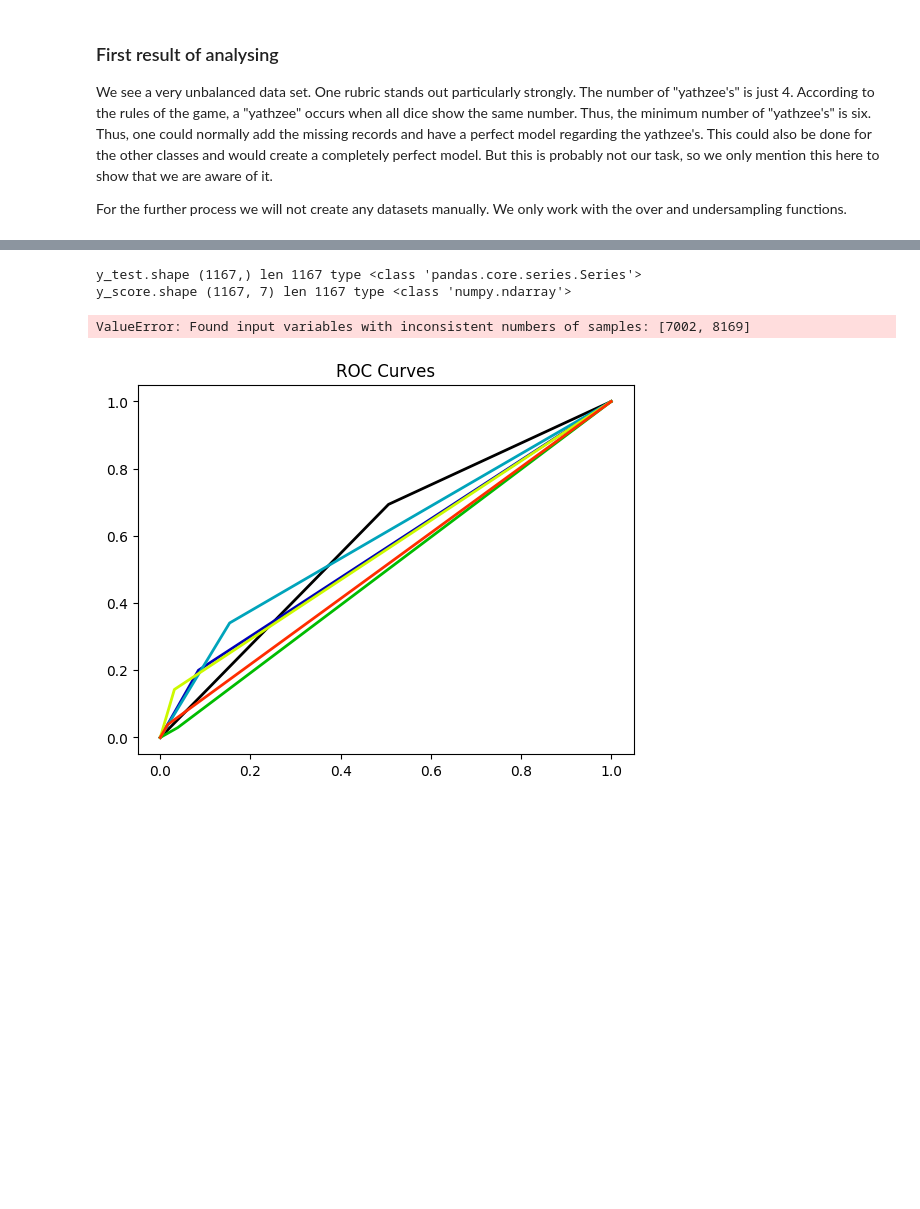
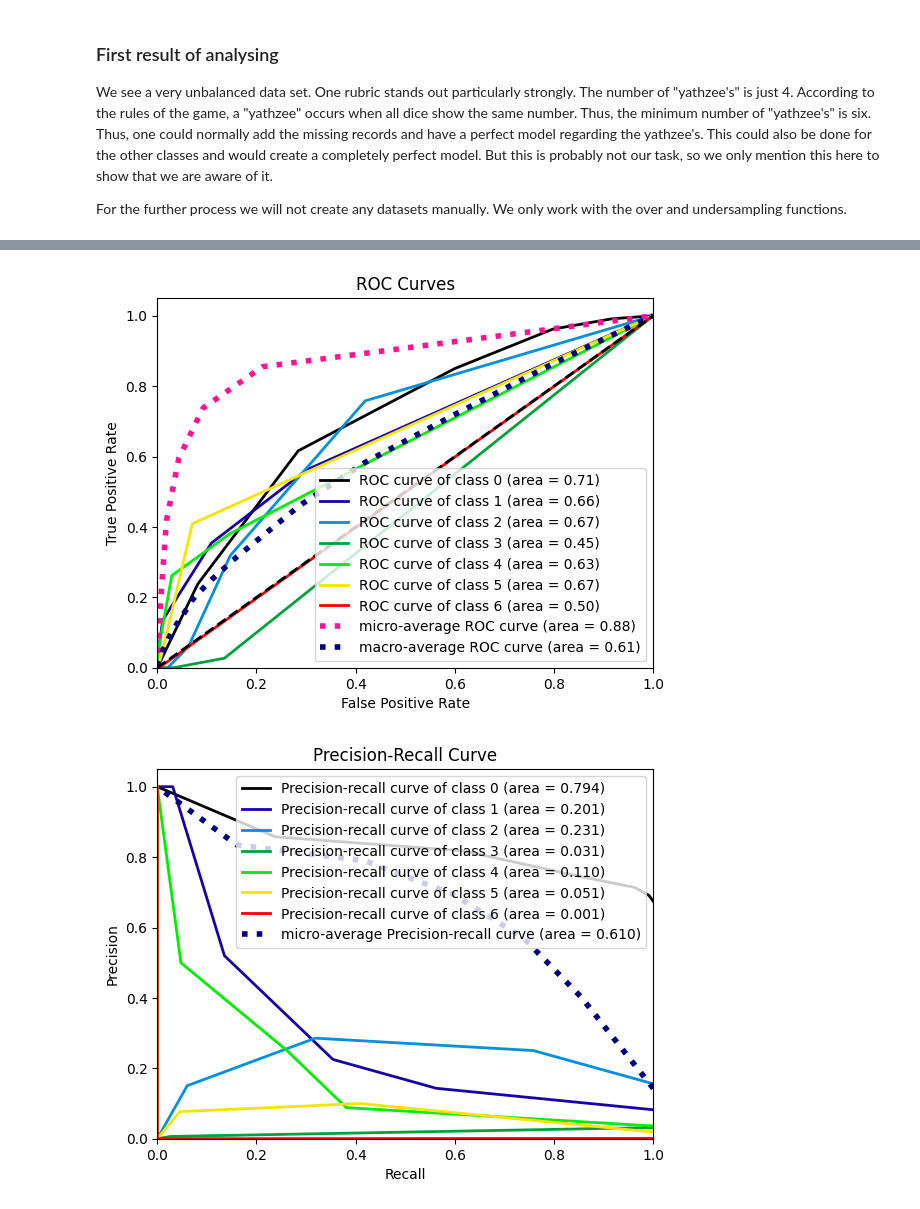
Before and after one commit to alexbejann/frisian-runes-recognition, a Jupyter notebook: MLBD-Assignment2/Part_1_fully_connected_layers.ipynb, the cells around one changed output, grey strips where cells are left out. Cells and saved outputs as stored; diff of their text form; code cells hidden in the pictures; blank space fills up the shorter version.

```diff
--- a/MLBD-Assignment2/Part_1_fully_connected_layers.ipynb
+++ b/MLBD-Assignment2/Part_1_fully_connected_layers.ipynb
@@ -135,30 +144,21 @@ plt.show()
 # %%
-from sklearn.tree import DecisionTreeClassifier
 from sklearn.neighbors import KNeighborsClassifier
 from scikitplot.metrics import plot_roc
 from scikitplot.metrics import plot_precision_recall
 from sklearn import metrics
 
-model = DecisionTreeClassifier()
+model = KNeighborsClassifier()
 model.fit(X_train, y_train)
 
 y_score = model.predict_proba(X_test)
 y_pred = model.predict(X_test)
-
-# print(y_test)
-# print(type(y_test))
-print("y_test.shape", y_test.shape, "len", len(y_test), "type", type(y_test))
-# print(y_score)
-print("y_score.shape", y_score.shape, "len", len(y_score), "type", type(y_score))
 
 # Plot metrics
 plot_roc(y_test, y_score)
 plt.show()
 
 plot_precision_recall(y_test, y_score)
 plt.show()
 # %% [output]
-y_test.shape (1167,) len 1167 type <class 'pandas.core.series.Series'>
-y_score.shape (1167, 7) len 1167 type <class 'numpy.ndarray'>
-ValueError: Found input variables with inconsistent numbers of samples: [7002, 8169]
-[figure, old version]
+[figure, new version]
+[figure, added]
```
Also changed, not shown: parts of 16 cells of this notebook.
